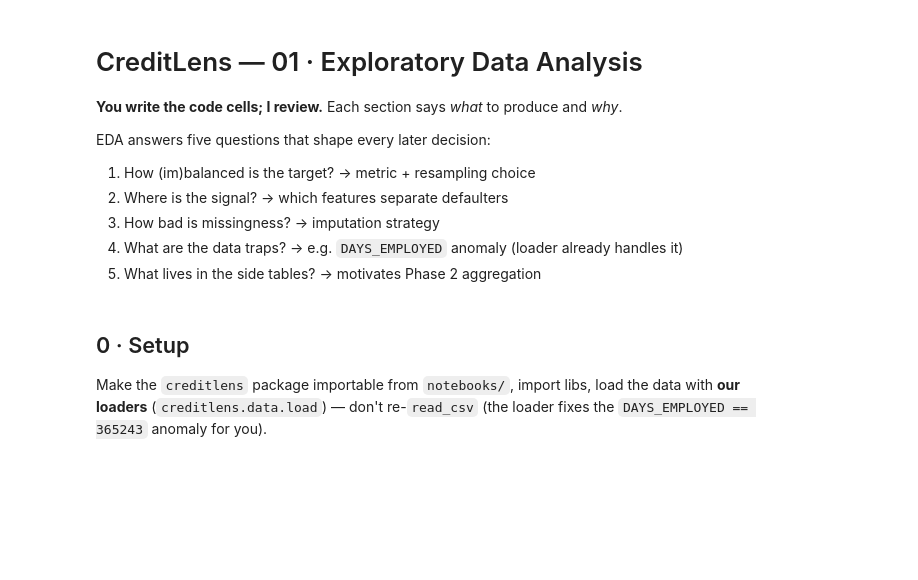
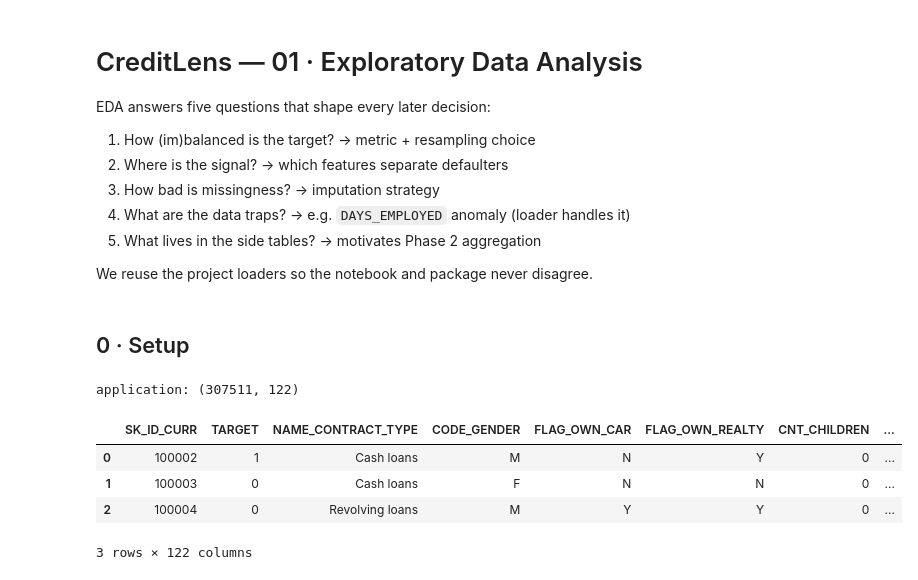
Before and after one commit to MohamedGamal04/CreditLens, a Jupyter notebook: notebooks/01_eda.ipynb, the cells around one changed output. Cells and saved outputs as stored; diff of their text form; code cells hidden in the pictures; blank space fills up the shorter version.

```diff
--- a/notebooks/01_eda.ipynb
+++ b/notebooks/01_eda.ipynb
@@ -1,23 +1,38 @@
 # %% [markdown]
 # CreditLens — 01 · Exploratory Data Analysis
-
-**You write the code cells; I review.** Each section says *what* to produce and *why*.
 
 EDA answers five questions that shape every later decision:
 1. How (im)balanced is the target? → metric + resampling choice
 2. Where is the signal? → which features separate defaulters
 3. How bad is missingness? → imputation strategy
-4. What are the data traps? → e.g. `DAYS_EMPLOYED` anomaly (loader already handles it)
+4. What are the data traps? → e.g. `DAYS_EMPLOYED` anomaly (loader handles it)
 5. What lives in the side tables? → motivates Phase 2 aggregation
+
+We reuse the project loaders so the notebook and package never disagree.
-# %% [markdown]
-## 0 · Setup
-Make the `creditlens` package importable from `notebooks/`, import libs, load the data with **our loaders** (`creditlens.data.load`) — don't re-`read_csv` (the loader fixes the `DAYS_EMPLOYED == 365243` anomaly for you).
+# %% [markdown]
+## 0 · Setup
 # %%
-# TODO:
-#   - sys.path.insert(0, '..')  so 'creditlens' imports from notebooks/
-#   - import numpy, pandas, matplotlib.pyplot
-#   - from creditlens.data.load import load_application, load_bureau, load_previous_application
-#   - from creditlens.config import TARGET, ID_COL
-#   - app = load_application();  print app.shape;  app.head()
+import sys; sys.path.insert(0, '..')  # import the creditlens package from notebooks/
+
+import numpy as np
+import pandas as pd
+import matplotlib.pyplot as plt
+
+from creditlens.data.load import load_application, load_bureau, load_previous_application
+from creditlens.config import TARGET, ID_COL
+
+pd.set_option('display.max_columns', 50)
+plt.rcParams['figure.figsize'] = (7, 4)
+
+app = load_application()   # DAYS_EMPLOYED == 365243 anomaly already mapped to NaN
+print('application:', app.shape)
+app.head(3)
+# %% [output]
+application: (307511, 122)
+|  | SK_ID_CURR | TARGET | NAME_CONTRACT_TYPE | CODE_GENDER | FLAG_OWN_CAR | FLAG_OWN_REALTY | CNT_CHILDREN | ... |
+| 0 | 100002 | 1 | Cash loans | M | N | Y | 0 | ... |
+| 1 | 100003 | 0 | Cash loans | F | N | N | 0 | ... |
+| 2 | 100004 | 0 | Revolving loans | M | Y | Y | 0 | ... |
+3 rows × 122 columns
 # %% [markdown]
 ## 1 · Target balance
```
Also changed, not shown: parts of 24 cells of this notebook, 2 other files.
